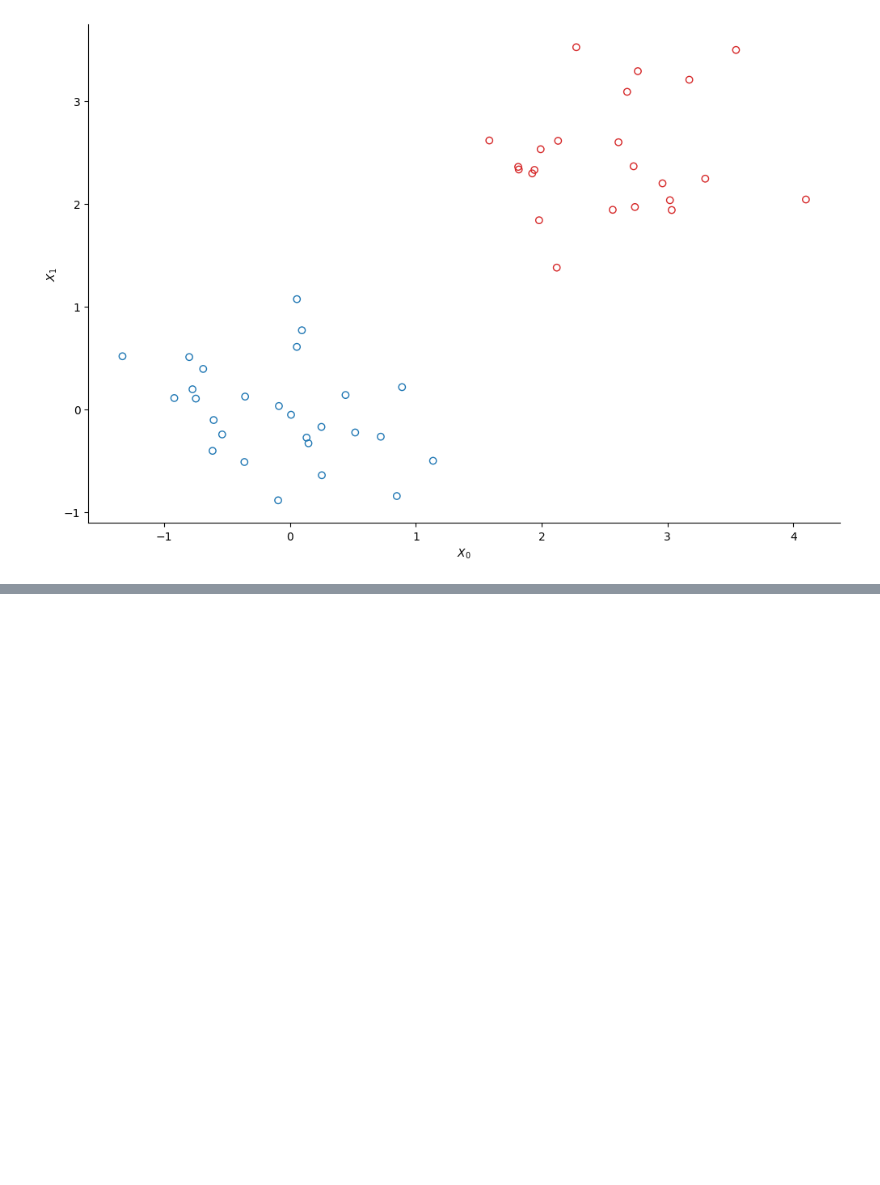
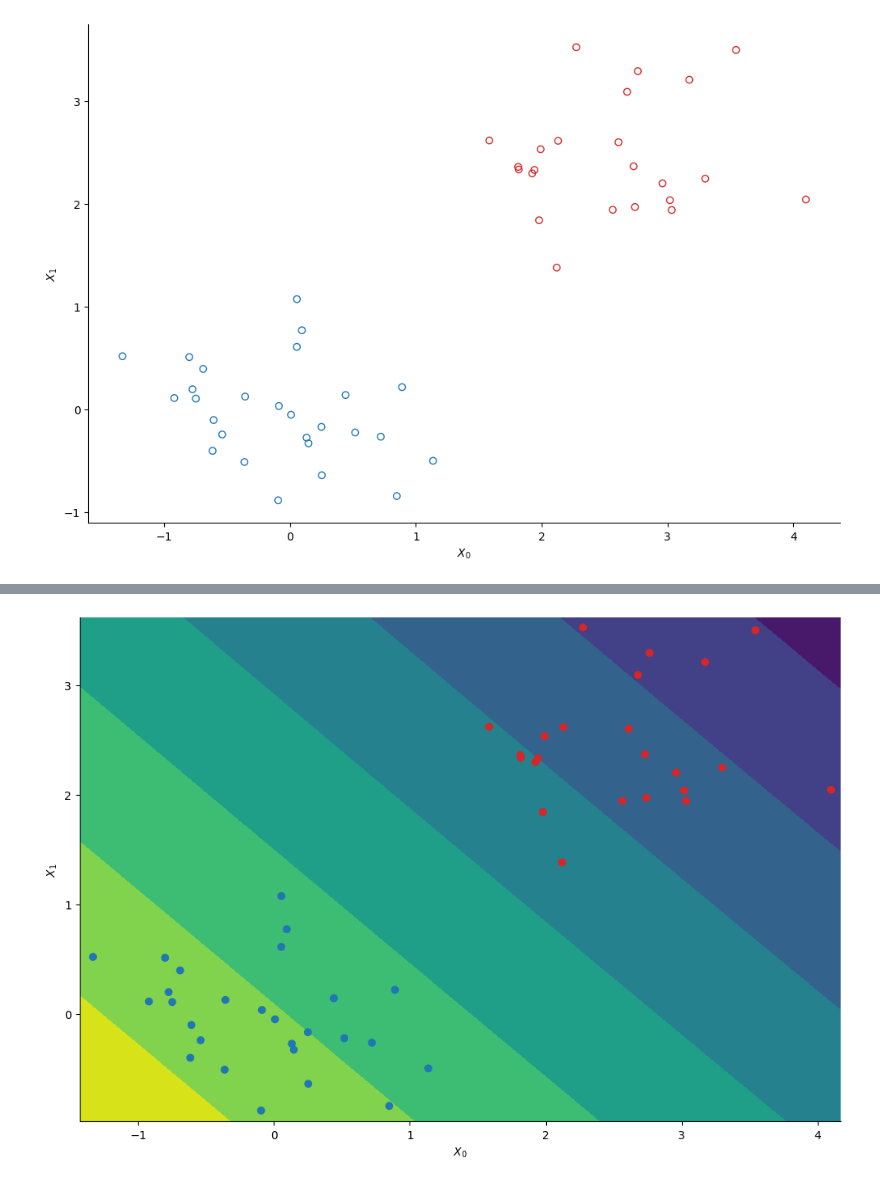
Before and after one commit to USCbiostats/PM520, a Jupyter notebook: Lab_11_MCMC_BlackJAX.ipynb, the cells around one changed output, grey strips where cells are left out. Drawn from its saved outputs; the diff is of its cells as text; code cells hidden in the pictures; blank space fills up the shorter version.

```diff
--- a/Lab_11_MCMC_BlackJAX.ipynb
+++ b/Lab_11_MCMC_BlackJAX.ipynb
@@ -257,0 +290,22 @@ plt.show()
+# %%
+# Create a meshgrid
+xmin, ymin = X.min(axis=0) - 0.1
+xmax, ymax = X.max(axis=0) + 0.1
+step = 0.1
+Xspace = jnp.mgrid[xmin:xmax:step, ymin:ymax:step]
+_, nx, ny = Xspace.shape
+
+burnin = 300
+chains = states.position[burnin:, :]
+nsamp, _ = chains.shape
+
+# Compute the average probability to belong to the first cluster at each point on the meshgrid
+Phispace = jnp.concatenate([jnp.ones((1, nx, ny)), Xspace])
+Z_mcmc = nn.sigmoid(jnp.einsum("mij,sm->sij", Phispace, chains))
+Z_mcmc = Z_mcmc.mean(axis=0)
+plt.contourf(*Xspace, Z_mcmc)
+plt.scatter(*X.T, c=colors)
+plt.xlabel(r"$X_0$")
+plt.ylabel(r"$X_1$");
+# %% [output]
+[figure, added]
```
Also changed, not shown: parts of 6 cells of this notebook.
